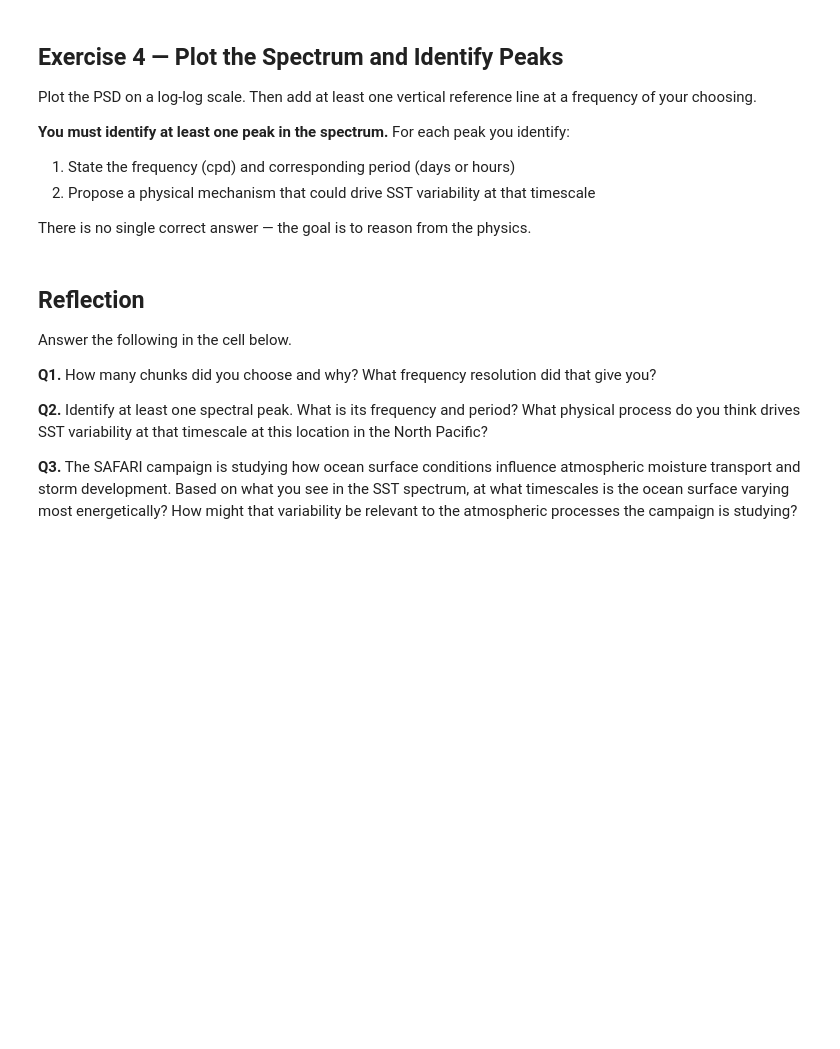
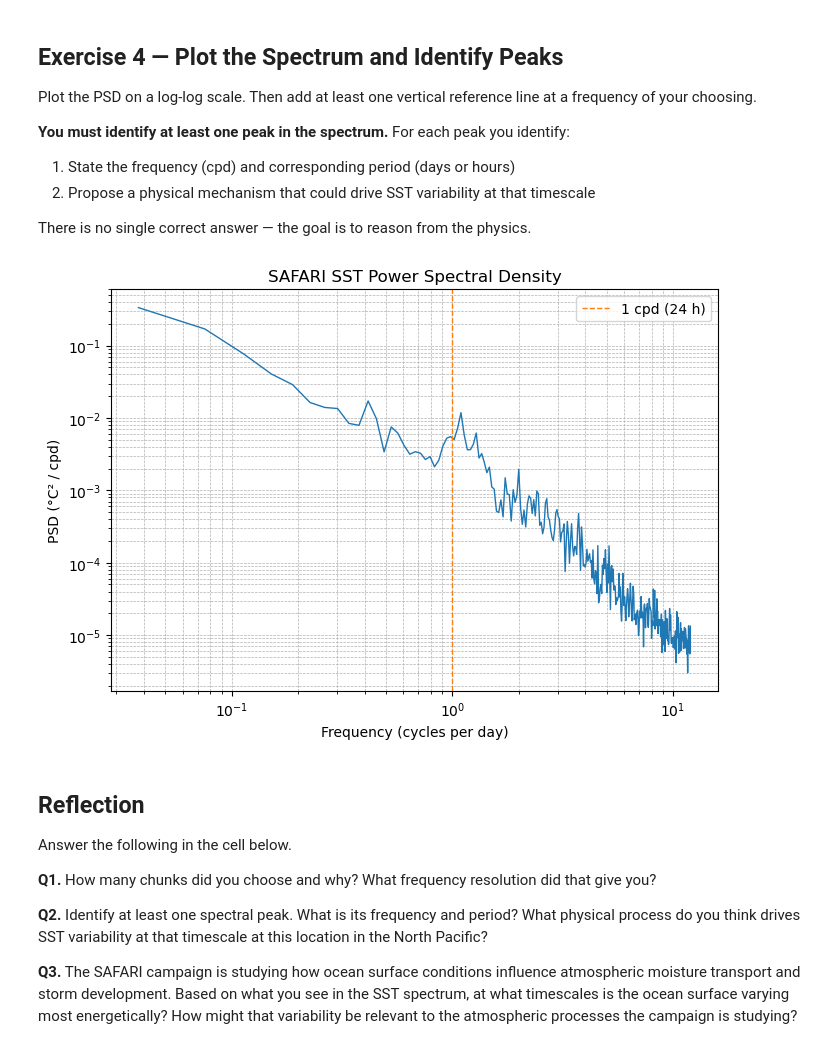
Before and after one commit to mae223-oceantech/time-series-analysis-cmejos-1, a Jupyter notebook: Tutorial_SAFARI_SST.ipynb, the cells around one changed output. Cells and saved outputs as stored; diff of their text form; code cells hidden in the pictures; blank space fills up the shorter version.

```diff
--- a/Tutorial_SAFARI_SST.ipynb
+++ b/Tutorial_SAFARI_SST.ipynb
@@ -151,11 +160,20 @@ You must choose the number of chunks. Think about:
 
 State your choice and justify it in a comment.
 # %%
-# YOUR CODE HERE — choose num_chunks and justify your choice in a comment
-num_chunks =    # YOUR CODE HERE
+# Choose number of chunks (reason: balance frequency resolution vs number of segments).
+# Here we choose 2 chunks to keep long segments for better low-frequency resolution.
+num_chunks = 5
 
-# YOUR CODE HERE — compute chunk size, segment length, and df, then print them
+# compute chunk size (samples per segment), segment length, and frequency resolution df [cpd]
+N = len(sst)
+chunk = N // num_chunks
+segment_length = chunk
+df = 1.0 / (dt_sst * chunk)
+print(f"Total samples: {N}")
+print(f"Num chunks: {num_chunks}")
+print(f"Chunk (samples/segment): {chunk}")
+print(f"Segment length (samples): {segment_length}")
+print(f"Frequency resolution df: {df:.6f} cycles/day (cpd)")
 
-
-# YOUR CODE HERE — call spectrumCB
-# Store outputs as: f_sst, psd_sst, parseval_sst
+# call spectrumCB — returns frequency vector (cpd), PSD, and parseval check
+f_sst, psd_sst, parseval_sst = spectrumCB(time_sst, sst, chunk)
@@ -170,8 +196,22 @@ Plot the PSD on a log-log scale. Then add at least one vertical reference line a
 
 There is no single correct answer — the goal is to reason from the physics.
 # %%
-# YOUR CODE HERE — plot the SST PSD on a log-log scale
-# Include: axis labels, title, grid, at least one reference line
+# Plot the SST PSD on a log-log scale
+plt.figure(figsize=(7,5))
+# skip the zero-frequency bin when plotting on log scale
+plt.loglog(f_sst[1:], psd_sst[1:], lw=1, color='C0')
+plt.xlabel('Frequency (cycles per day)')
+plt.ylabel('PSD (°C² / cpd)')
+plt.title('SAFARI SST Power Spectral Density')
+plt.grid(True, which='both', ls='--', lw=0.5)
+# Reference vertical line at 1 cycle/day (diurnal)
+ref_freq = 1.0
+plt.axvline(ref_freq, color='C1', ls='--', lw=1, label='1 cpd (24 h)')
+plt.legend()
+plt.tight_layout()
+plt.show()
+# %% [output]
+[figure, added]
 # %% [markdown]
 ## Reflection
 
```
Also changed, not shown: parts of 2 cells of this notebook, 1 other file.
